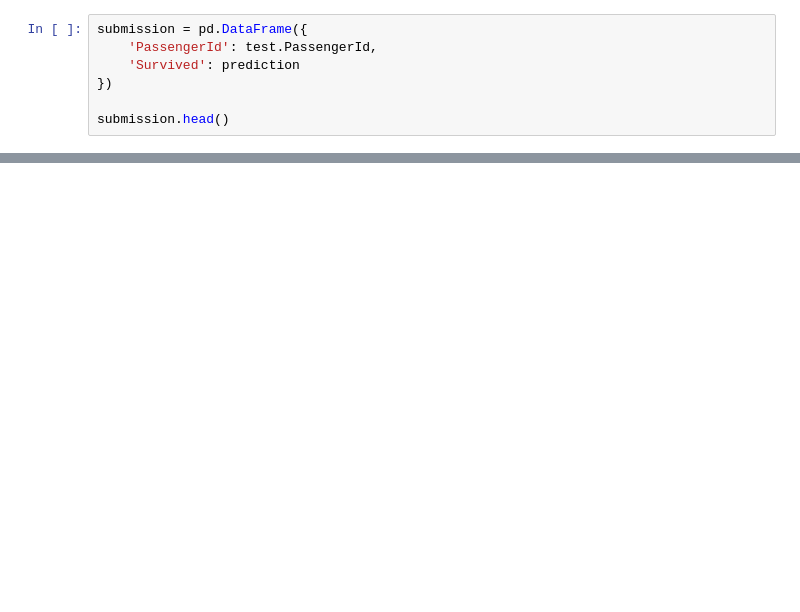
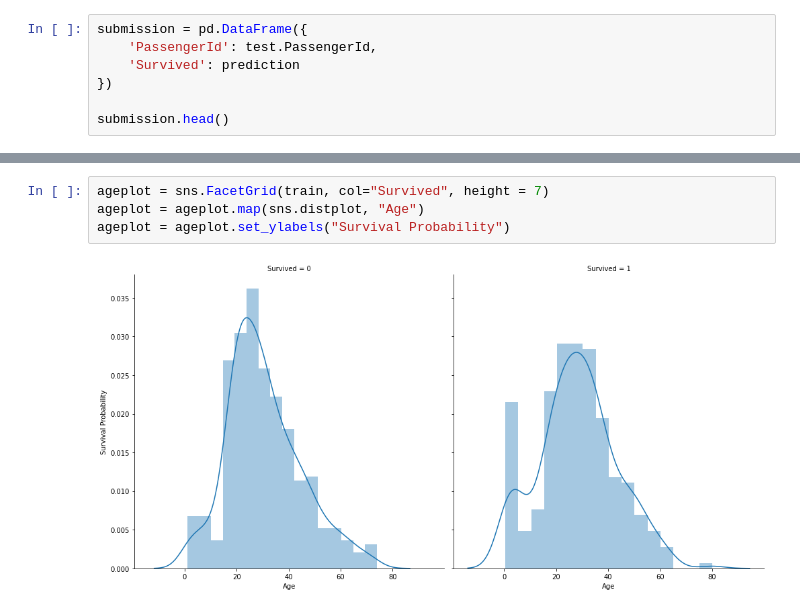
Before and after one commit to psk001/Machine-Learning-Project, a Jupyter notebook: EN502 - Machine Learning_ Project - _Titanic_ Kaggle Challenge.ipynb, the cells around one changed output, grey strips where cells are left out. Saved outputs shown, nothing was run; the diff lists cells and outputs as text; blank space fills up the shorter version.

```diff
--- a/EN502 - Machine Learning_ Project - _Titanic_ Kaggle Challenge.ipynb
+++ b/EN502 - Machine Learning_ Project - _Titanic_ Kaggle Challenge.ipynb
@@ -151,0 +211,6 @@ submission.to_csv("submission.csv", index = False)
+# %%
+ageplot = sns.FacetGrid(train, col="Survived", height = 7)
+ageplot = ageplot.map(sns.distplot, "Age")
+ageplot = ageplot.set_ylabels("Survival Probability")
+# %% [output]
+[figure, added]
```
Also changed, not shown: parts of 12 cells of this notebook.
